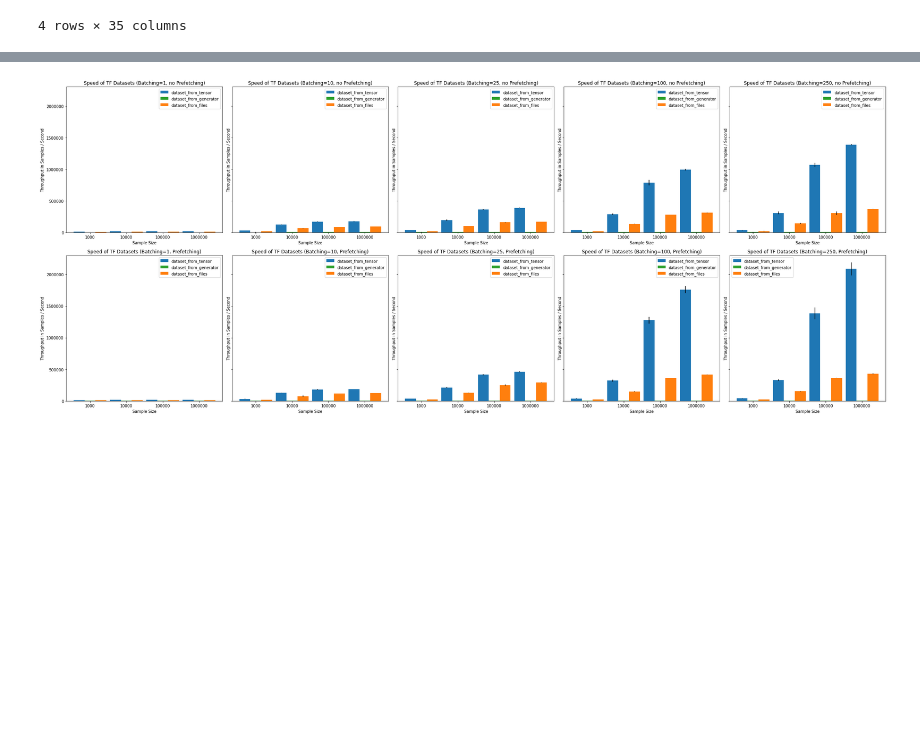
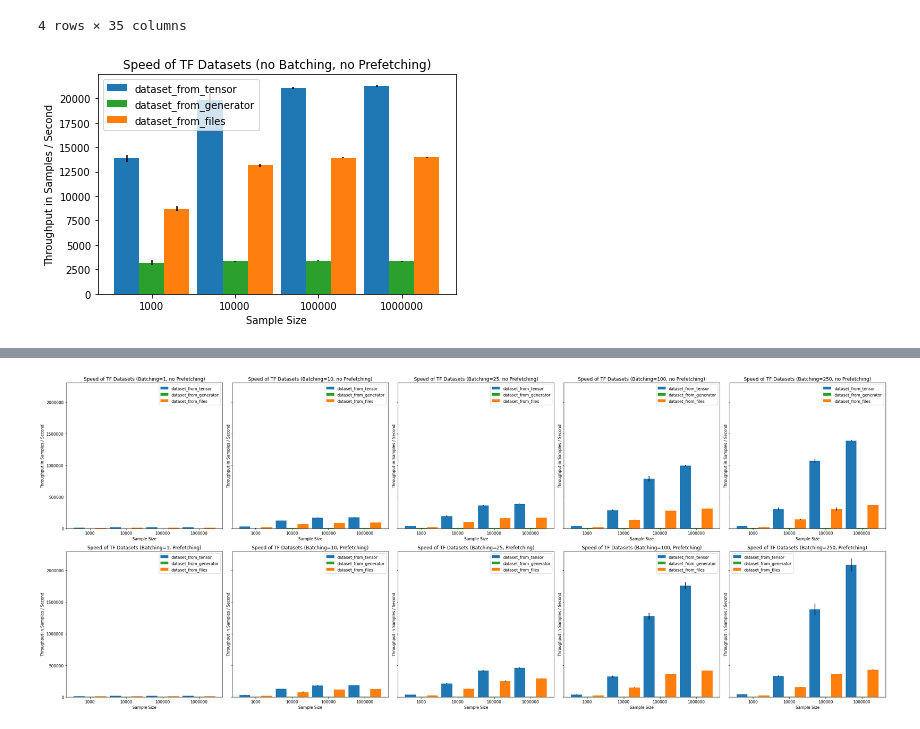
Before and after one commit to Miroka96/mmdenovo, a Jupyter notebook: notebooks/210603 Tensorflow Dataset Introduction.ipynb, the cells around one changed output, grey strips where cells are left out. Saved outputs shown, nothing was run; the diff lists cells and outputs as text; code cells hidden in the pictures; blank space fills up the shorter version.

Commit message:
render separate TF dataset benchmark diagrams

```diff
--- a/notebooks/210603 Tensorflow Dataset Introduction.ipynb
+++ b/notebooks/210603 Tensorflow Dataset Introduction.ipynb
@@ -629,4 +629,6 @@ results
 | 198 | 1000000 | 250.0 | 0.0 | 1.381187e+06 | 5069.419044 | 375283.589941 | 5 |
 | 199 | 1000000 | 250.0 | -1.0 | 2.122285e+06 | 5097.400925 | 434431.005739 | 5 |
 200 rows × 7 columns
+# %%
+RESULT_CSV = 'TF_dataset_benchmark_raw_results.csv'
 # %%
@@ -633,0 +636,4 @@ results.to_csv('TF_dataset_benchmark_raw_results.csv')
+# %%
+results = pd.read_csv(RESULT_CSV)
+results.drop(columns=['Unnamed: 0'], inplace=True, errors='ignore')
+results
@@ -713,3 +733,22 @@ agg_results[(agg_results.batch_size == 1.0) & (agg_results.prefetch == 0.0)]
 | 21 | 100000 | 1.0 | 0.0 | 5.0 | 21055.456655 | 123.983358 | 20863.361905 | 21034.113699 | 21067.755664 | ... |
 | 31 | 1000000 | 1.0 | 0.0 | 5.0 | 21277.573019 | 100.429210 | 21141.433832 | 21244.276266 | 21254.184632 | ... |
 4 rows × 35 columns
+# %%
+fig, ax = plt.subplots()
+
+plot_speed_by_dataset_type(
+    agg_results[(agg_results.batch_size == 1) & (agg_results.prefetch == 0.0)],
+    f"Speed of TF Datasets (no Batching, no Prefetching)",
+    ax=ax,
+)
+
+fig.tight_layout()
+
+plt.rcParams['svg.fonttype'] = 'none'
+plt.savefig('TF_dataset_benchmark_slow.pdf')
+plt.savefig('TF_dataset_benchmark_slow.png')
+plt.savefig('TF_dataset_benchmark_slow.svg')
+
+plt.show()
+# %% [output]
+[figure, added]
```
Also changed, not shown: parts of 4 cells of this notebook, 6 other files.
